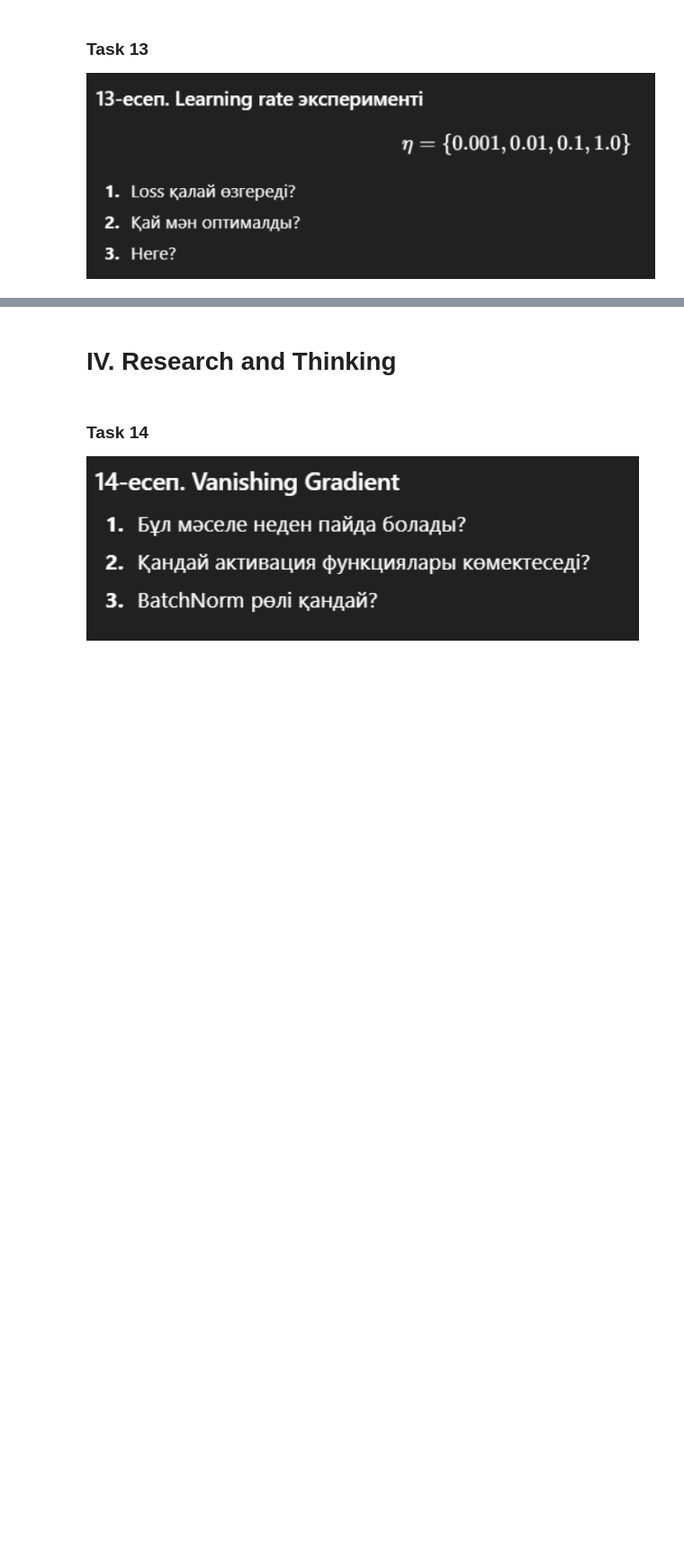
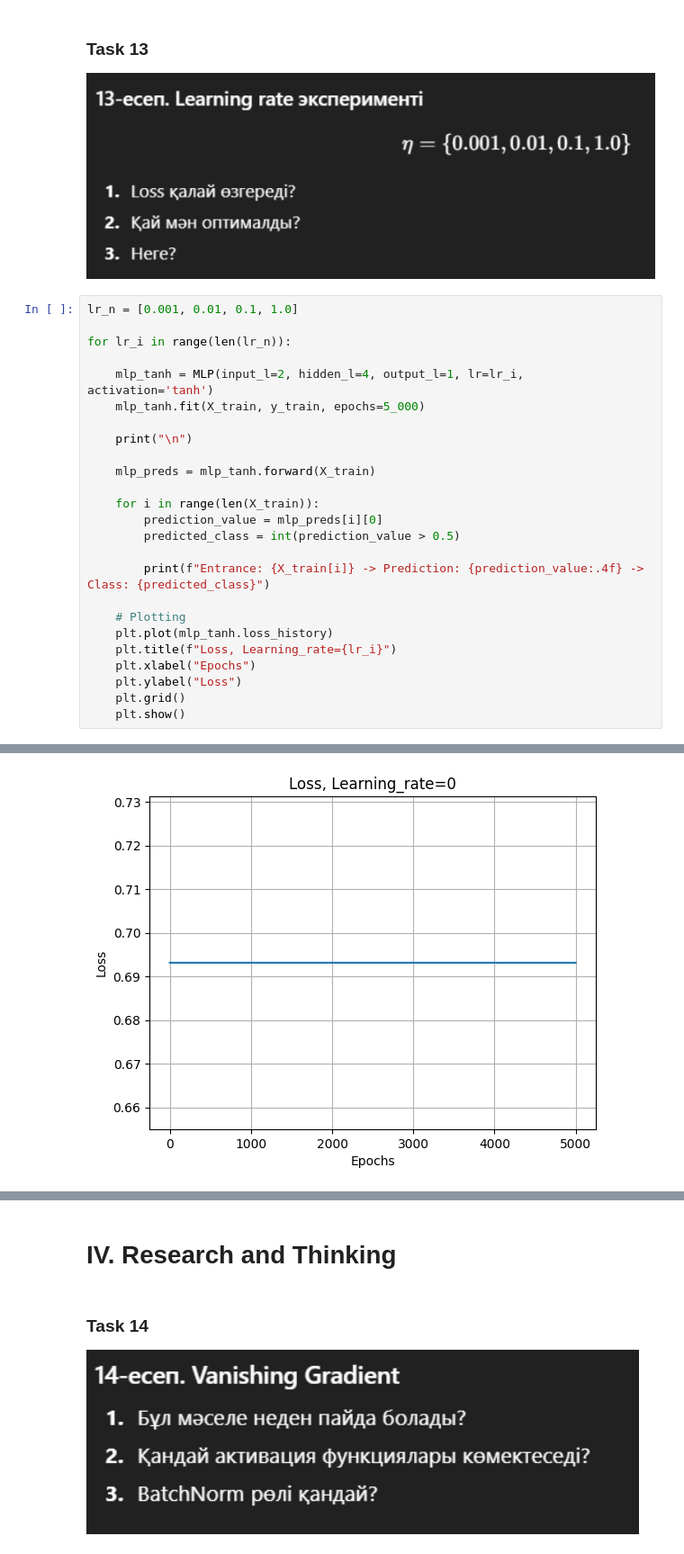
Before and after one commit to ZED-or-ZERO/Notes-on-ML-Courses., a Jupyter notebook: ML Course from ItechResearch/Lecture Tasks/Lecture_13.ipynb, the cells around one changed output, grey strips where cells are left out. Shown at 90% size. Cells and saved outputs as stored; diff of their text form; blank space fills up the shorter version.

```diff
--- a/ML Course from ItechResearch/Lecture Tasks/Lecture_13.ipynb
+++ b/ML Course from ItechResearch/Lecture Tasks/Lecture_13.ipynb
@@ -68,3 +304,29 @@ $z = -1$ болғандықтан ($-1 < 0$), функцияның мәні 0 б
 # %% [markdown]
 ### Task 13
 ![image.png](attachment:image.png)
+# %%
+lr_n = [0.001, 0.01, 0.1, 1.0]
+
+for lr_i in range(len(lr_n)):
+
+    mlp_tanh = MLP(input_l=2, hidden_l=4, output_l=1, lr=lr_i, activation='tanh')
+    mlp_tanh.fit(X_train, y_train, epochs=5_000)
+
+    print("\n")
+
+    mlp_preds = mlp_tanh.forward(X_train)
+
+    for i in range(len(X_train)):
+        prediction_value = mlp_preds[i][0]
+        predicted_class = int(prediction_value > 0.5)
+
+        print(f"Entrance: {X_train[i]} -> Prediction: {prediction_value:.4f} -> Class: {predicted_class}")
+
+    # Plotting
+    plt.plot(mlp_tanh.loss_history)
+    plt.title(f"Loss, Learning_rate={lr_i}")
+    plt.xlabel("Epochs")
+    plt.ylabel("Loss")
+    plt.grid()
+    plt.show()
+# %% [output]
@@ -70,0 +349 @@ $z = -1$ болғандықтан ($-1 < 0$), функцияның мәні 0 б
+[figure, added]
```
Also changed, not shown: parts of 14 cells of this notebook, 10 other files.
